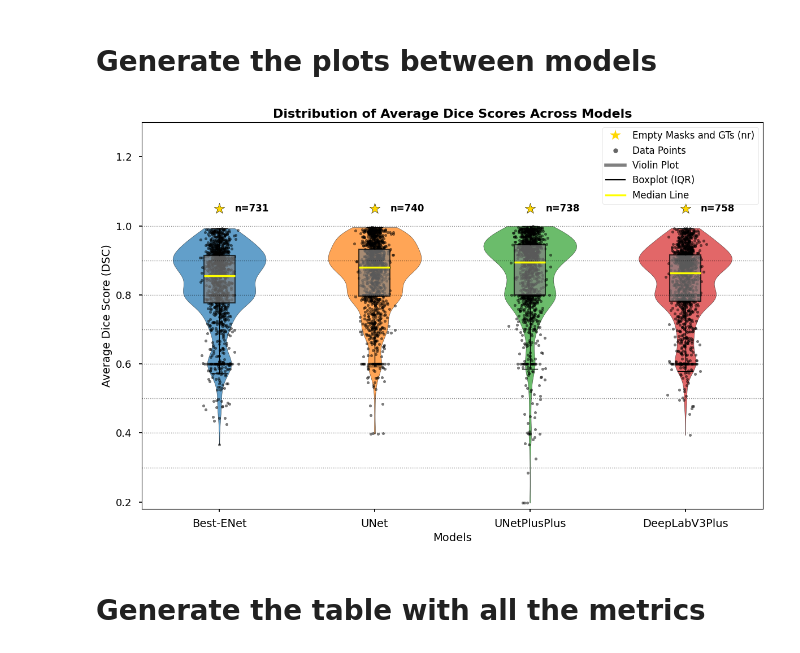
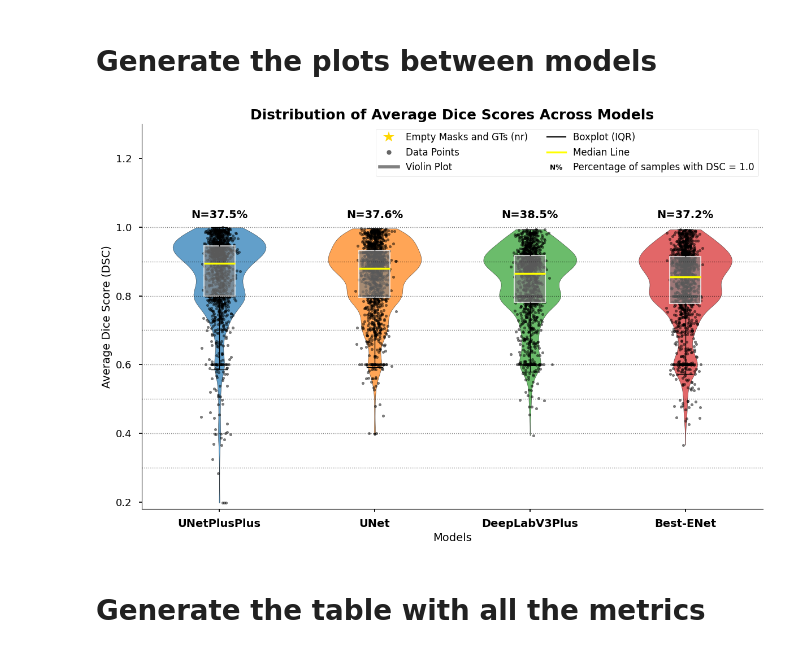
Before and after one commit to prundeanualin/ai4mi_project, a Jupyter notebook: plot.ipynb, the cells around one changed output. Cells and saved outputs as stored; diff of their text form; code cells hidden in the pictures.

Commit message:
Last changes for the plots

```diff
--- a/plot.ipynb
+++ b/plot.ipynb
@@ -246,22 +428,23 @@ plot_dice_violin(baseline_enet_path, baseline_enet_name)
 # %% [markdown]
 # Generate the plots between models
 # %%
-
-model_names = [best_enet_name, bestunet_name, bestunetplusplus_name, bestdeeplab_name]
 
 data_enet = np.load(best_enet_path / 'dice_val.npy').mean(axis=2)[0]
 data_unet = np.load(best_unet_path / 'dice_val.npy').mean(axis=2)[0]
 data_unetplusplus = np.load(best_unetplusplus_path / 'dice_val.npy').mean(axis=2)[0]
 data_deeplab = np.load(best_deeplab_path / 'dice_val.npy').mean(axis=2)[0]
 
+model_names = [bestunetplusplus_name, bestunet_name, bestdeeplab_name, best_enet_name]
+
 # Combine all data into a list
-all_data_raw = [data_enet, data_unet, data_unetplusplus, data_deeplab]
+all_data_raw = [data_unetplusplus, data_unet, data_deeplab, data_enet]
 
 # Exclude data points where DSC == 1.0 for violin plots
 all_data = [data[data < 1.0] for data in all_data_raw]
+data_size = len(all_data_raw[0])
 
 # Counts of data points equal to 1.0 for each model
-counts_perfect = [np.sum(data == 1.0) for data in all_data_raw]
+counts_perfect = [np.sum(data == 1.0) / data_size * 100 for data in all_data_raw]
 
 # Initialize the plot
 fig, ax = plt.subplots(figsize=(12, 8))
@@ -285,7 +468,7 @@ for violin, color in zip(violins['bodies'], colors):
     violin.set_alpha(0.7)
 
 # Overlay boxplot
-boxprops = dict(linestyle='-', linewidth=1.5, color='black', alpha=0.7, facecolor='grey')
+boxprops = dict(linestyle='-', linewidth=1.5, color='white', alpha=0.7, facecolor='grey')
 medianprops = dict(linestyle='-', linewidth=2.5, color='yellow')
 ax.boxplot(
     all_data,
@@ -307,60 +490,58 @@ for i, data in enumerate(all_data):
 for i, count in enumerate(counts_perfect):
     if count > 0:
         x_pos = positions[i]
-        y_pos = 1.05
-        # Plot a star symbol at y=1.05
-        ax.scatter(x_pos, y_pos, marker='*', color='gold', s=200, edgecolors='black', zorder=3)
         # Add text next to the star indicating the count
         ax.text(
-            x_pos + 0.1,
-            y_pos,
-            f'n={count}',
-            ha='left',
-            va='center',
-            fontsize=12,
+            x_pos,
+            1.02,
+            f'N={count:2.1f}%',
+            ha='center',
+            va='bottom',
+            fontsize=14,
             fontweight='bold'
         )
 
 # Set x-ticks and labels
 ax.set_xticks(positions)
-ax.set_xticklabels(model_names, fontsize=14)
+ax.set_xticklabels(model_names, size=14, weight='bold')
 
 # Set axis labels and title
 ax.set_xlabel('Models', fontsize=14)
 ax.set_ylabel('Average Dice Score (DSC)', fontsize=14)
-ax.set_title('Distribution of Average Dice Scores Across Models', fontsize=16, fontweight='bold')
+ax.set_title('Distribution of Average Dice Scores Across Models', fontsize=18, fontweight='bold')
 
 # Adjust y-axis limits
 ax.set_ylim(0.18, 1.3)
 
 # Add grid lines for better readability
 ax.yaxis.grid(False)
 for i in [0.3, 0.4, 0.5, 0.6, 0.7, 0.8, 0.9, 1.0]:
     plt.axhline(y=i, color='black', linestyle='dotted', linewidth=1, alpha=0.5)
 ax.set_axisbelow(True)
 
 # Add legend
 legend_elements = [
     Line2D([0], [0], marker='*', color='w', label='Empty Masks and GTs (nr)', markerfacecolor='gold', markersize=15),
     Line2D([0], [0], marker='o', color='w', label='Data Points', markerfacecolor='black', markersize=6, alpha=0.6),
     Line2D([0], [0], color='grey', lw=4, label='Violin Plot'),
     Line2D([0], [0], color='black', lw=1.5, label='Boxplot (IQR)'),
     Line2D([0], [0], color='yellow', lw=2.5, label='Median Line'),
+    Line2D([0], [0], lw=0, color='black', marker=r'$\mathbf{N\%}$', markersize=15, label='Percentage of samples with DSC = 1.0')
 ]
-ax.legend(handles=legend_elements, loc='upper right', fontsize=12, frameon=True)
+ax.legend(handles=legend_elements, loc='upper right', fontsize=12, frameon=True, ncol=2)
 
 # Enhance design aesthetics
 plt.style.use('seaborn-v0_8-talk')
-# ax.spines['top'].set_visible(False)
-# ax.spines['right'].set_visible(False)
+ax.spines['top'].set_visible(False)
+ax.spines['right'].set_visible(False)
 
 # Adjust layout to prevent clipping of ylabel/title
 plt.tight_layout()
 
 # Show the plot
 plt.show()
 # %% [output]
-[figure, old version]
+[figure, new version]
 # %% [markdown]
 # Generate the table with all the metrics
 # %%
```
Also changed, not shown: parts of 9 cells of this notebook.
